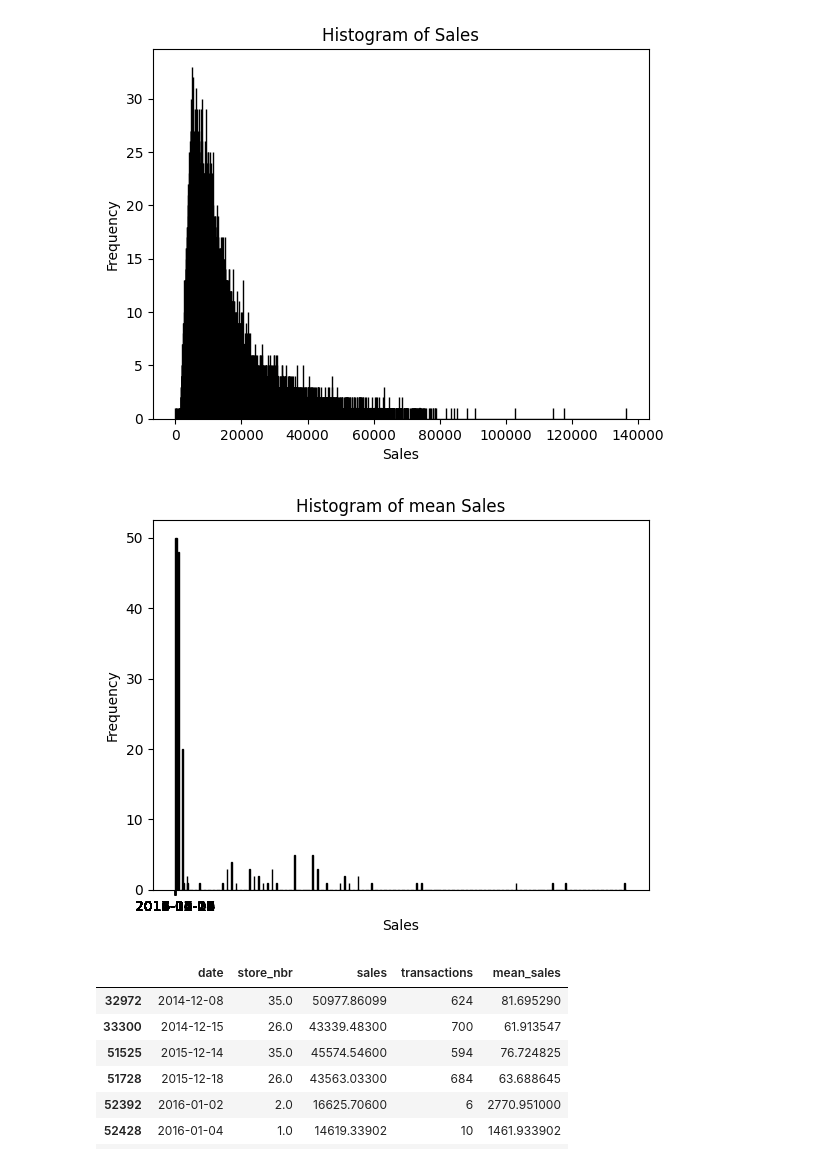
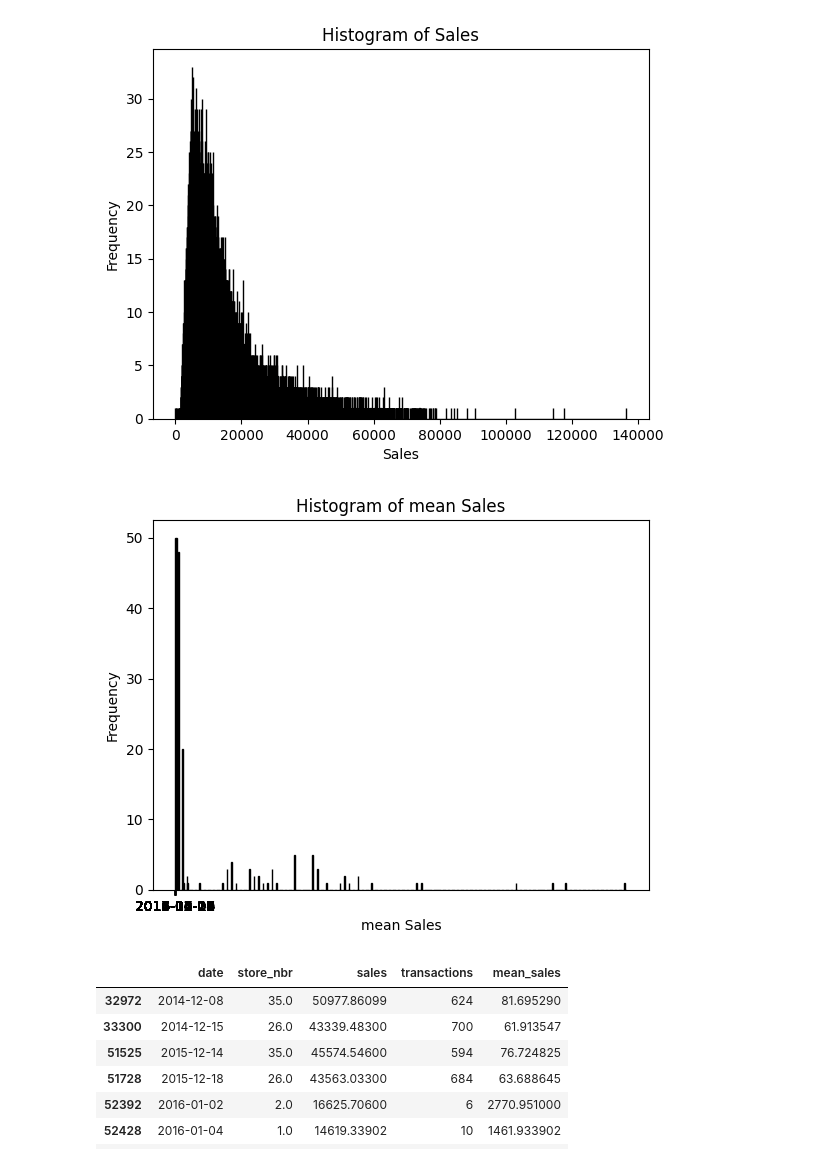
Before and after one commit to arielxinsu/Erdos_Grocery_Sales, a Jupyter notebook: price-forecast.ipynb, the cells around one changed output. Saved outputs shown, nothing was run; the diff lists cells and outputs as text; code cells hidden in the pictures.

```diff
--- a/price-forecast.ipynb
+++ b/price-forecast.ipynb
@@ -753,18 +753,18 @@ plt.show()
 # %%
 import matplotlib.pyplot as plt
 result3=result[result['mean_sales']>20]
 # Create a histogram with 50,000 bins
 plt.hist(result3, bins=100, edgecolor='black')
 
 # Add title and labels to the plot
 plt.title('Histogram of mean Sales')
-plt.xlabel('Sales')
+plt.xlabel('mean Sales')
 plt.ylabel('Frequency')
 
 # Show the plot
 plt.show()
 # %% [output]
-[figure, old version]
+[figure, new version]
 # %%
 result[result['mean_sales']>50]
 # %% [output]
```
Also changed, not shown: parts of 2 cells of this notebook.
